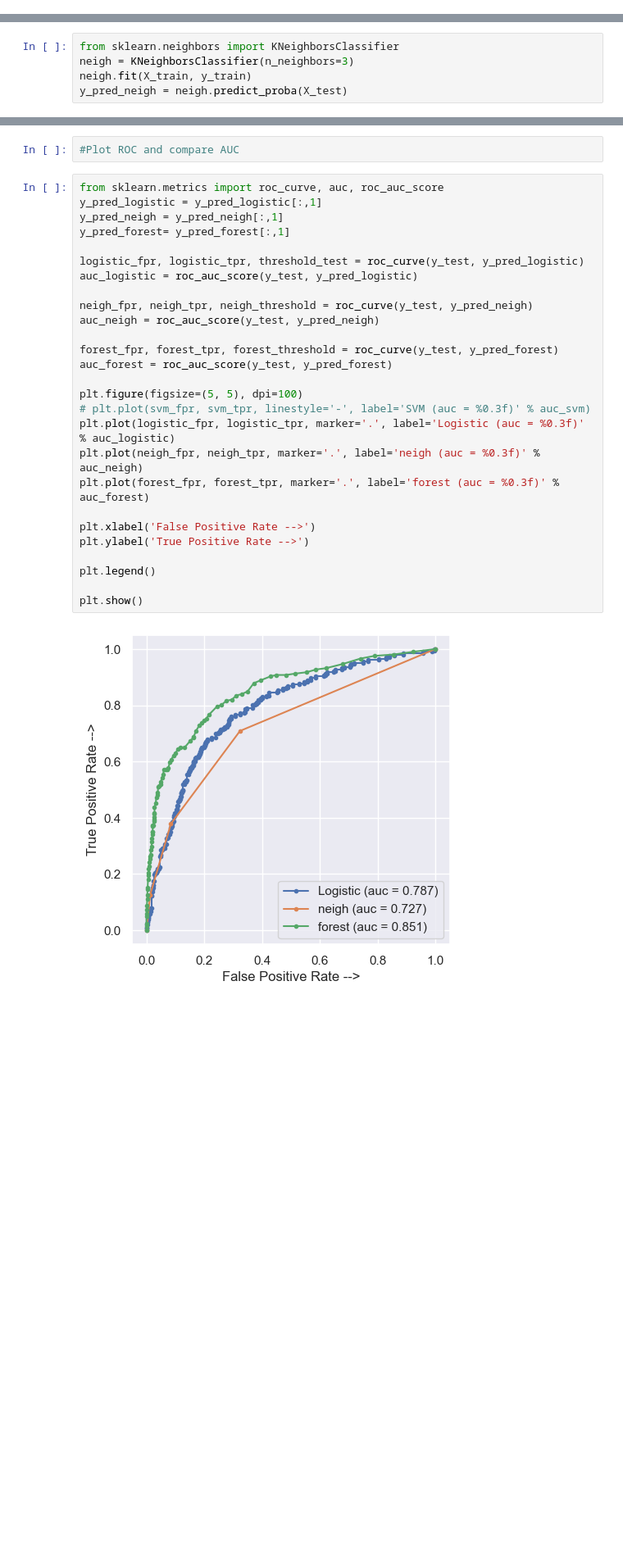
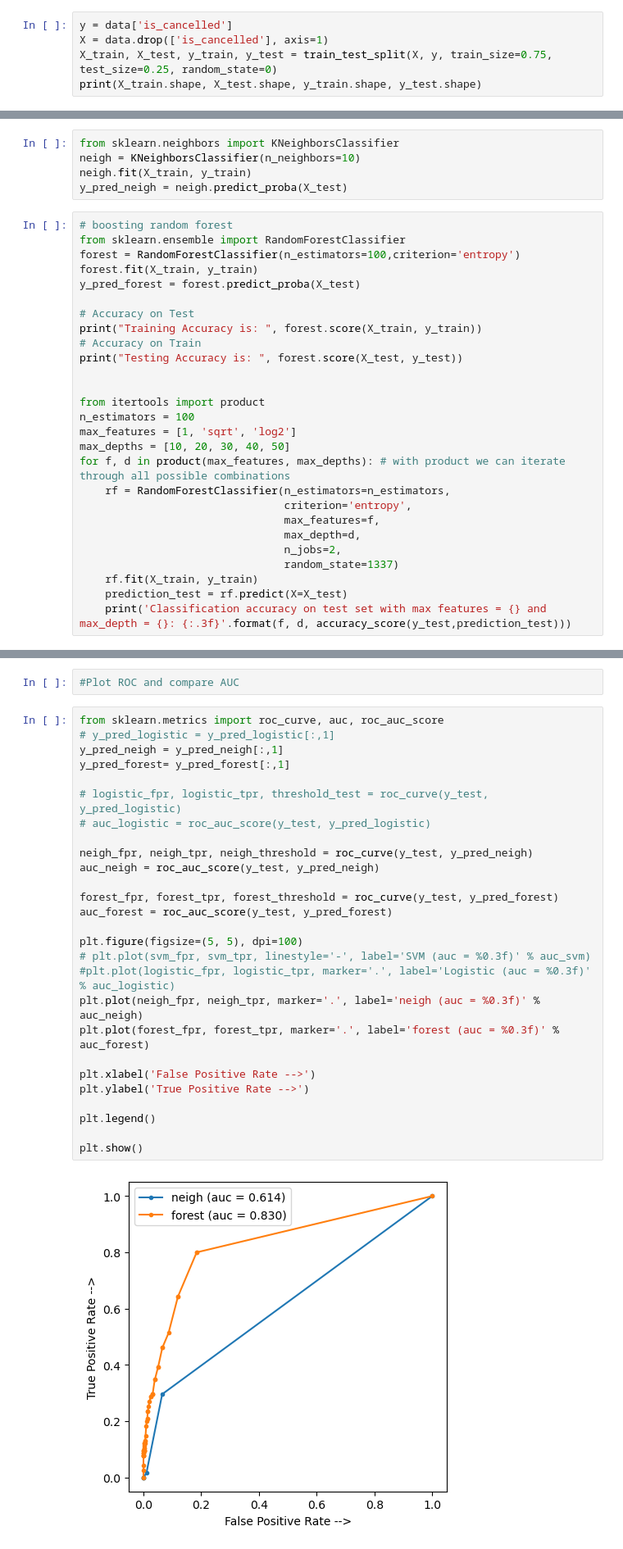
Before and after one commit to OmerLif/Data_challenge_IML, a Jupyter notebook: doctest-output/test_file.ipynb, the cells around one changed output, grey strips where cells are left out. Shown at 82% size. Saved outputs shown, nothing was run; the diff lists cells and outputs as text; blank space fills up the shorter version.

```diff
--- a/doctest-output/test_file.ipynb
+++ b/doctest-output/test_file.ipynb
@@ -38,0 +51,5 @@ X_train, X_test, y_train, y_test = train_test_split(X, y, train_size=0.9, test_s
+# %%
+y = data['is_cancelled']
+X = data.drop(['is_cancelled'], axis=1)
+X_train, X_test, y_train, y_test = train_test_split(X, y, train_size=0.75, test_size=0.25, random_state=0)
+print(X_train.shape, X_test.shape, y_train.shape, y_test.shape)
@@ -56,6 +75,33 @@ y_pred_logistic = model_logistic.predict_proba(X_test)
 #k nearest neighbors
 # %%
 from sklearn.neighbors import KNeighborsClassifier
-neigh = KNeighborsClassifier(n_neighbors=3)
+neigh = KNeighborsClassifier(n_neighbors=10)
 neigh.fit(X_train, y_train)
 y_pred_neigh = neigh.predict_proba(X_test)
+# %%
+# boosting random forest
+from sklearn.ensemble import RandomForestClassifier
+forest = RandomForestClassifier(n_estimators=100,criterion='entropy')
+forest.fit(X_train, y_train)
+y_pred_forest = forest.predict_proba(X_test)
+
+# Accuracy on Test
+print("Training Accuracy is: ", forest.score(X_train, y_train))
+# Accuracy on Train
+print("Testing Accuracy is: ", forest.score(X_test, y_test))
+
+
+from itertools import product
+n_estimators = 100
+max_features = [1, 'sqrt', 'log2']
+max_depths = [10, 20, 30, 40, 50]
+for f, d in product(max_features, max_depths): # with product we can iterate through all possible combinations
+    rf = RandomForestClassifier(n_estimators=n_estimators,
+                                criterion='entropy',
+                                max_features=f,
+                                max_depth=d,
+                                n_jobs=2,
+                                random_state=1337)
+    rf.fit(X_train, y_train)
+    prediction_test = rf.predict(X=X_test)
+    print('Classification accuracy on test set with max features = {} and max_depth = {}: {:.3f}'.format(f, d, accuracy_score(y_test,prediction_test)))
@@ -70,30 +134,30 @@ y_pred_forest = forest.predict_proba(X_test)
 #Plot ROC and compare AUC
 # %%
 from sklearn.metrics import roc_curve, auc, roc_auc_score
-y_pred_logistic = y_pred_logistic[:,1]
+# y_pred_logistic = y_pred_logistic[:,1]
 y_pred_neigh = y_pred_neigh[:,1]
 y_pred_forest= y_pred_forest[:,1]
 
-logistic_fpr, logistic_tpr, threshold_test = roc_curve(y_test, y_pred_logistic)
-auc_logistic = roc_auc_score(y_test, y_pred_logistic)
+# logistic_fpr, logistic_tpr, threshold_test = roc_curve(y_test, y_pred_logistic)
+# auc_logistic = roc_auc_score(y_test, y_pred_logistic)
 
 neigh_fpr, neigh_tpr, neigh_threshold = roc_curve(y_test, y_pred_neigh)
 auc_neigh = roc_auc_score(y_test, y_pred_neigh)
 
 forest_fpr, forest_tpr, forest_threshold = roc_curve(y_test, y_pred_forest)
 auc_forest = roc_auc_score(y_test, y_pred_forest)
 
 plt.figure(figsize=(5, 5), dpi=100)
 # plt.plot(svm_fpr, svm_tpr, linestyle='-', label='SVM (auc = %0.3f)' % auc_svm)
-plt.plot(logistic_fpr, logistic_tpr, marker='.', label='Logistic (auc = %0.3f)' % auc_logistic)
+#plt.plot(logistic_fpr, logistic_tpr, marker='.', label='Logistic (auc = %0.3f)' % auc_logistic)
 plt.plot(neigh_fpr, neigh_tpr, marker='.', label='neigh (auc = %0.3f)' % auc_neigh)
 plt.plot(forest_fpr, forest_tpr, marker='.', label='forest (auc = %0.3f)' % auc_forest)
 
 plt.xlabel('False Positive Rate -->')
 plt.ylabel('True Positive Rate -->')
 
 plt.legend()
 
 plt.show()
 # %% [output]
-[figure, old version]
+[figure, new version]
```
Also changed, not shown: parts of 10 cells of this notebook, 2 other files.
